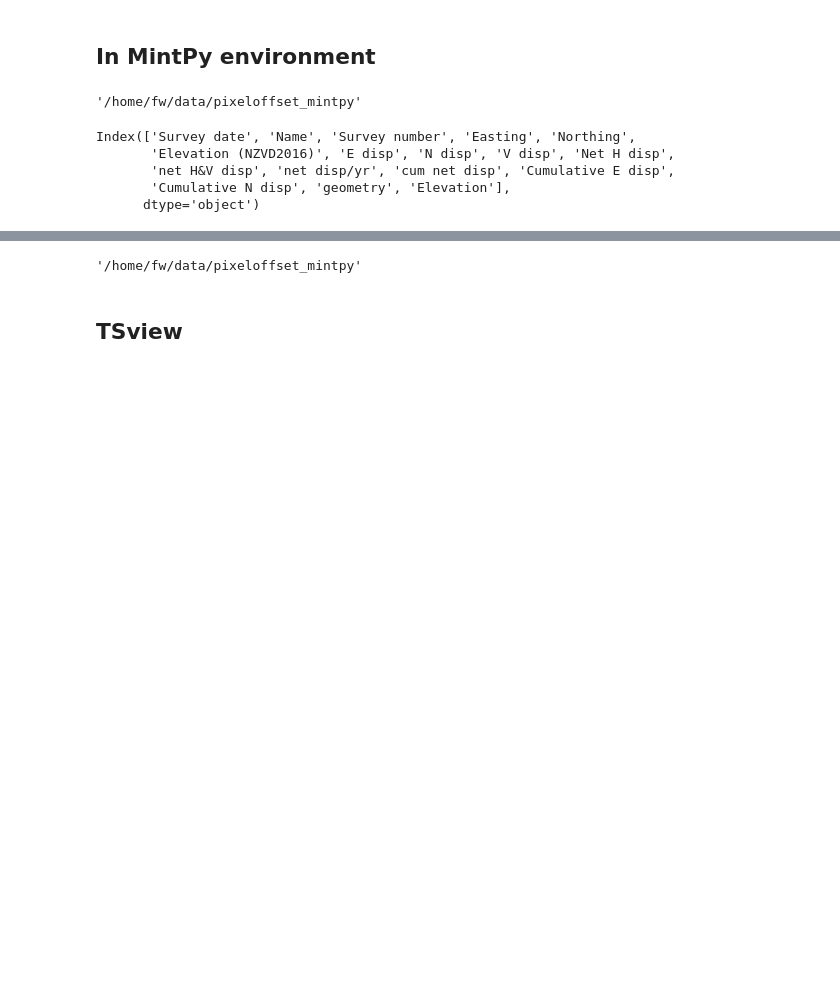
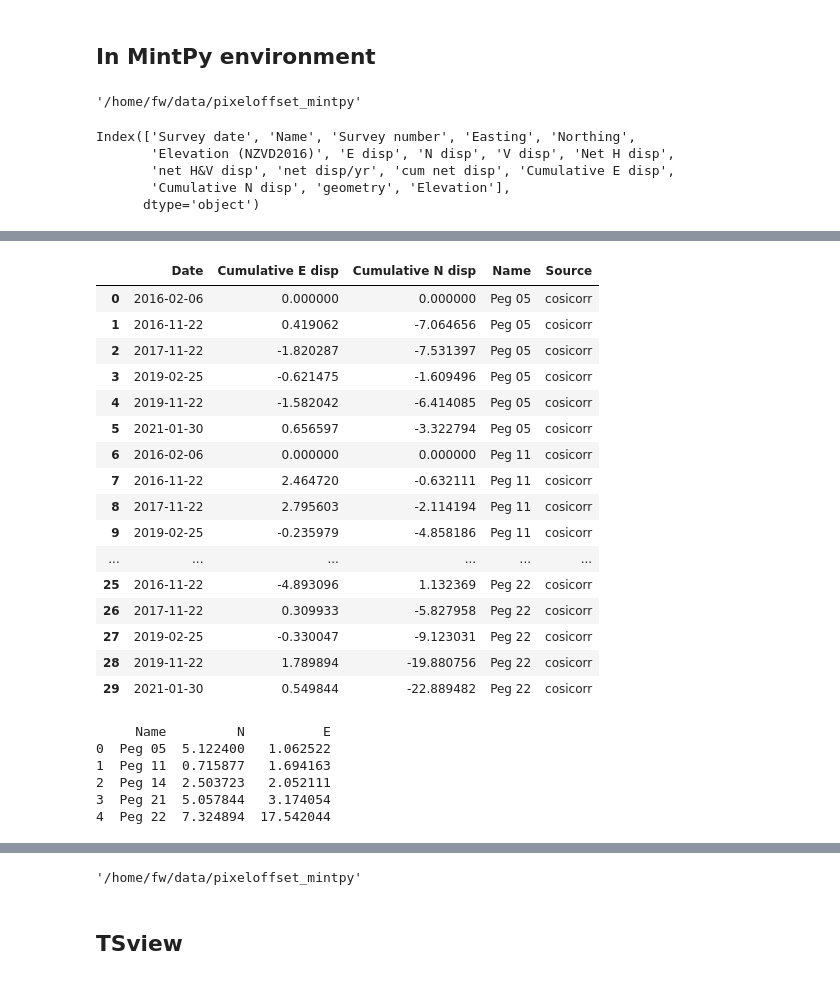
Before and after one commit to forrestfwilliams/pixeloffset_mintpy, a Jupyter notebook: ground_truth.ipynb, the cells around one changed output, grey strips where cells are left out. Drawn from its saved outputs; the diff is of its cells as text; code cells hidden in the pictures; blank space fills up the shorter version.

Commit message:
implement rmse

```diff
--- a/ground_truth.ipynb
+++ b/ground_truth.ipynb
@@ -142,3 +169,60 @@ pegs_merge['Source'] = 'gps'
 # %%
 comparison = cosicorr.append(pegs_merge)
-comparison.to_csv('peg_data/comparsion_median.csv')
+comparison.to_csv('peg_data/comparsion.csv',index=False)
+# %% [output]
+|  | Date | Cumulative E disp | Cumulative N disp | Name | Source |
+| 0 | 2016-02-06 | 0.000000 | 0.000000 | Peg 05 | cosicorr |
+| 1 | 2016-11-22 | 0.419062 | -7.064656 | Peg 05 | cosicorr |
+| 2 | 2017-11-22 | -1.820287 | -7.531397 | Peg 05 | cosicorr |
+| 3 | 2019-02-25 | -0.621475 | -1.609496 | Peg 05 | cosicorr |
+| 4 | 2019-11-22 | -1.582042 | -6.414085 | Peg 05 | cosicorr |
+| 5 | 2021-01-30 | 0.656597 | -3.322794 | Peg 05 | cosicorr |
+| 6 | 2016-02-06 | 0.000000 | 0.000000 | Peg 11 | cosicorr |
+| 7 | 2016-11-22 | 2.464720 | -0.632111 | Peg 11 | cosicorr |
+| 8 | 2017-11-22 | 2.795603 | -2.114194 | Peg 11 | cosicorr |
+| 9 | 2019-02-25 | -0.235979 | -4.858186 | Peg 11 | cosicorr |
+| ... | ... | ... | ... | ... | ... |
+| 25 | 2016-11-22 | -4.893096 | 1.132369 | Peg 22 | cosicorr |
+| 26 | 2017-11-22 | 0.309933 | -5.827958 | Peg 22 | cosicorr |
+| 27 | 2019-02-25 | -0.330047 | -9.123031 | Peg 22 | cosicorr |
+| 28 | 2019-11-22 | 1.789894 | -19.880756 | Peg 22 | cosicorr |
+| 29 | 2021-01-30 | 0.549844 | -22.889482 | Peg 22 | cosicorr |
+# %%
+df_rmse = pd.DataFrame()
+for p in pegs_merge.Name.unique():
+    peg_tmp = pegs_merge.loc[pegs_merge['Name']==p].copy().sort_values('Date')
+    cosicorr_tmp = cosicorr.loc[cosicorr['Name']==p].copy().sort_values('Date')
+
+    start_date = peg_tmp.Date.min()
+    end_date = peg_tmp.Date.max()
+
+    peg_tmp = peg_tmp.loc[(peg_tmp.Date>=start_date) & (peg_tmp.Date<=end_date)].copy()
+    peg_tmp['Time'] = (peg_tmp['Date'] - start_date).dt.days
+
+    cosicorr_tmp = cosicorr_tmp.loc[(cosicorr_tmp.Date>=start_date) & (cosicorr_tmp.Date<=end_date)].copy()
+    cosicorr_tmp['Time'] = (cosicorr_tmp['Date'] - start_date).dt.days
+
+    rmses = {'Name':p,'N':0,'E':0}
+    for d in ['N','E']:
+        col = f'Cumulative {d} disp'
+        col_gps = f'Cumulative {d} disp gps'
+        f = interpolate.interp1d(peg_tmp['Time'], peg_tmp[col])
+
+        cosicorr_tmp[col_gps] = f(cosicorr_tmp['Time'])
+        cosicorr_tmp[col_gps] = cosicorr_tmp[col_gps] - cosicorr_tmp.iloc[0,-1]
+
+        rmses[d] = ((cosicorr_tmp[col] - cosicorr_tmp[col_gps]) ** 2).mean() ** .5
+
+    df_rmse = df_rmse.append(rmses,ignore_index=True)
+
+
+print(df_rmse)
+#     print(peg_tmp)
+#     print(f(1),f(10))
+# %% [output]
+     Name         N          E
+0  Peg 05  5.122400   1.062522
+1  Peg 11  0.715877   1.694163
+2  Peg 14  2.503723   2.052111
+3  Peg 21  5.057844   3.174054
+4  Peg 22  7.324894  17.542044
```
Also changed, not shown: parts of 11 cells of this notebook, 8 other files.
